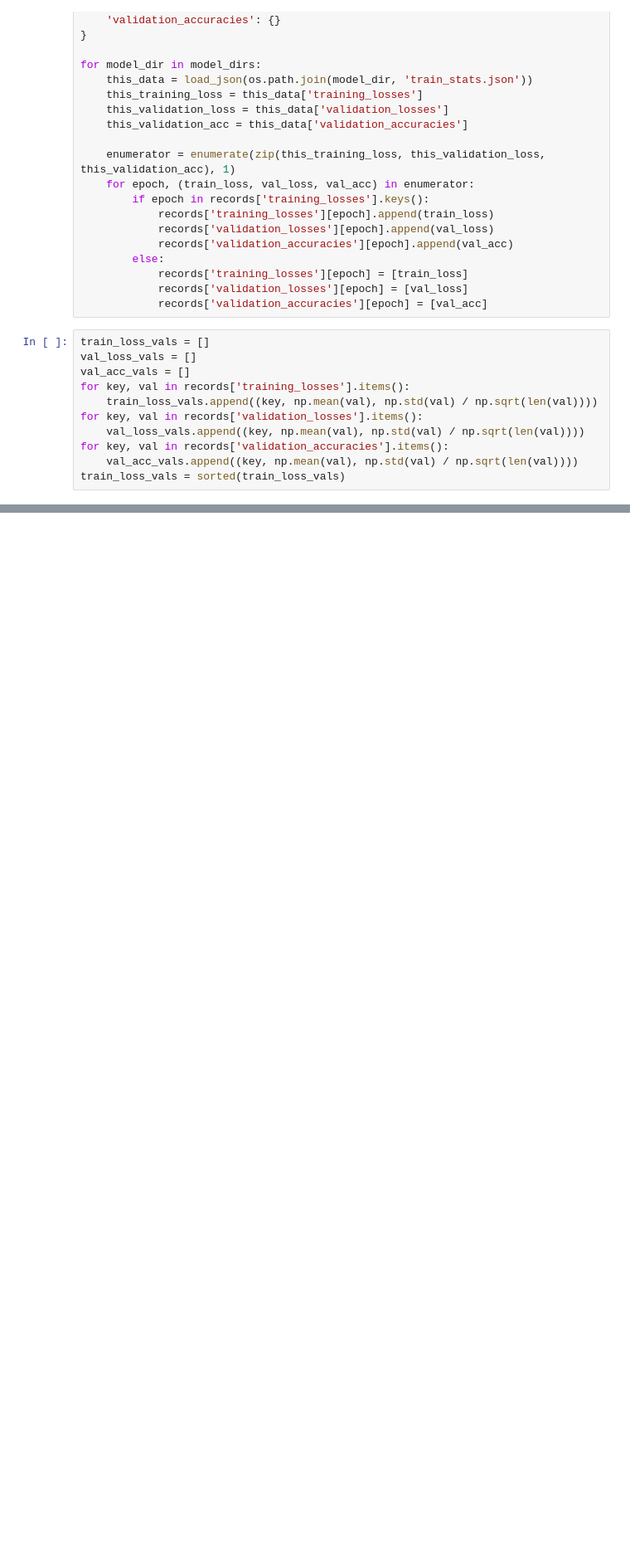
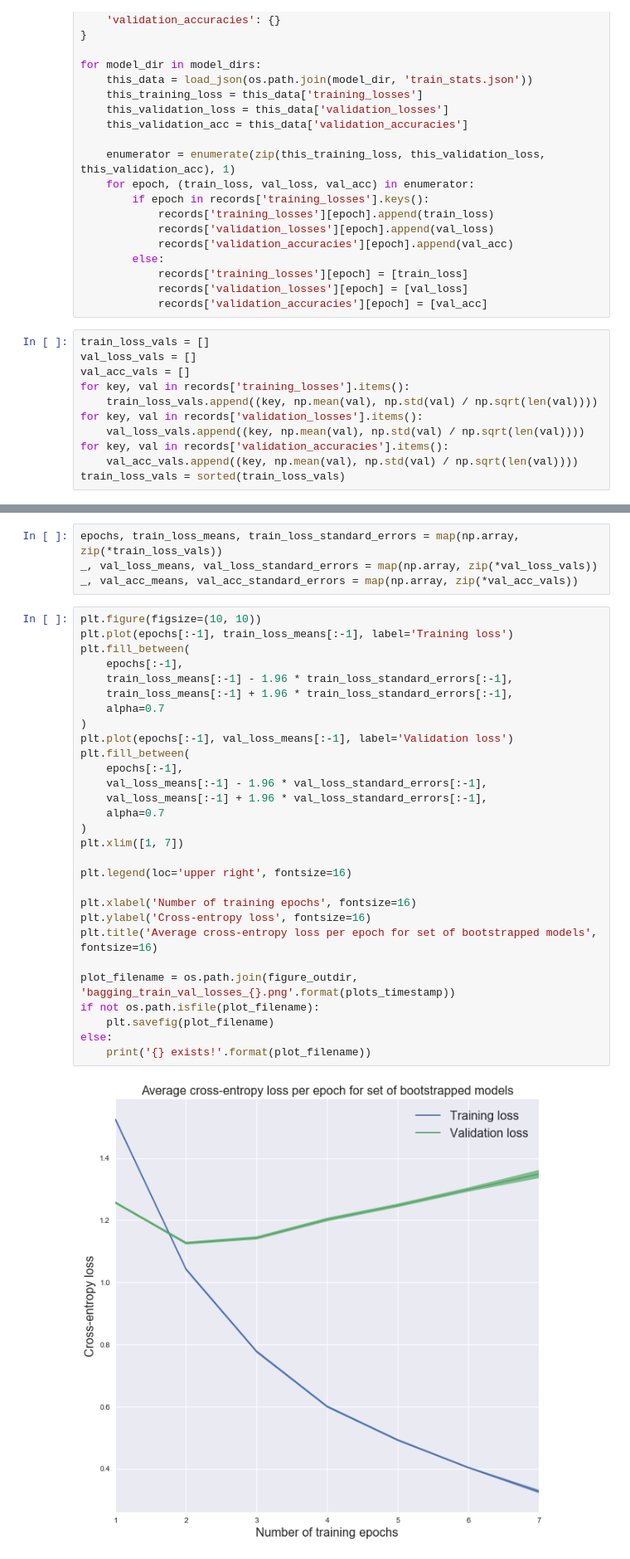
Before and after one commit to reynoldscem/cifar-deep-ensembles, a Jupyter notebook: Bagging figures.ipynb, the cells around one changed output, grey strips where cells are left out. Shown at 83% size. Drawn from its saved outputs; the diff is of its cells as text; blank space fills up the shorter version.

```diff
--- a/Bagging figures.ipynb
+++ b/Bagging figures.ipynb
@@ -140,0 +141,35 @@ epochs, means, standard_errors = zip(*train_loss_vals)
+# %%
+epochs, train_loss_means, train_loss_standard_errors = map(np.array, zip(*train_loss_vals))
+_, val_loss_means, val_loss_standard_errors = map(np.array, zip(*val_loss_vals))
+_, val_acc_means, val_acc_standard_errors = map(np.array, zip(*val_acc_vals))
+# %%
+plt.figure(figsize=(10, 10))
+plt.plot(epochs[:-1], train_loss_means[:-1], label='Training loss')
+plt.fill_between(
+    epochs[:-1],
+    train_loss_means[:-1] - 1.96 * train_loss_standard_errors[:-1],
+    train_loss_means[:-1] + 1.96 * train_loss_standard_errors[:-1],
+    alpha=0.7
+)
+plt.plot(epochs[:-1], val_loss_means[:-1], label='Validation loss')
+plt.fill_between(
+    epochs[:-1],
+    val_loss_means[:-1] - 1.96 * val_loss_standard_errors[:-1],
+    val_loss_means[:-1] + 1.96 * val_loss_standard_errors[:-1],
+    alpha=0.7
+)
+plt.xlim([1, 7])
+
+plt.legend(loc='upper right', fontsize=16)
+
+plt.xlabel('Number of training epochs', fontsize=16)
+plt.ylabel('Cross-entropy loss', fontsize=16)
+plt.title('Average cross-entropy loss per epoch for set of bootstrapped models', fontsize=16)
+
+plot_filename = os.path.join(figure_outdir, 'bagging_train_val_losses_{}.png'.format(plots_timestamp))
+if not os.path.isfile(plot_filename):
+    plt.savefig(plot_filename)
+else:
+    print('{} exists!'.format(plot_filename))
+# %% [output]
+[figure, added]
```
Also changed, not shown: parts of 11 cells of this notebook.
